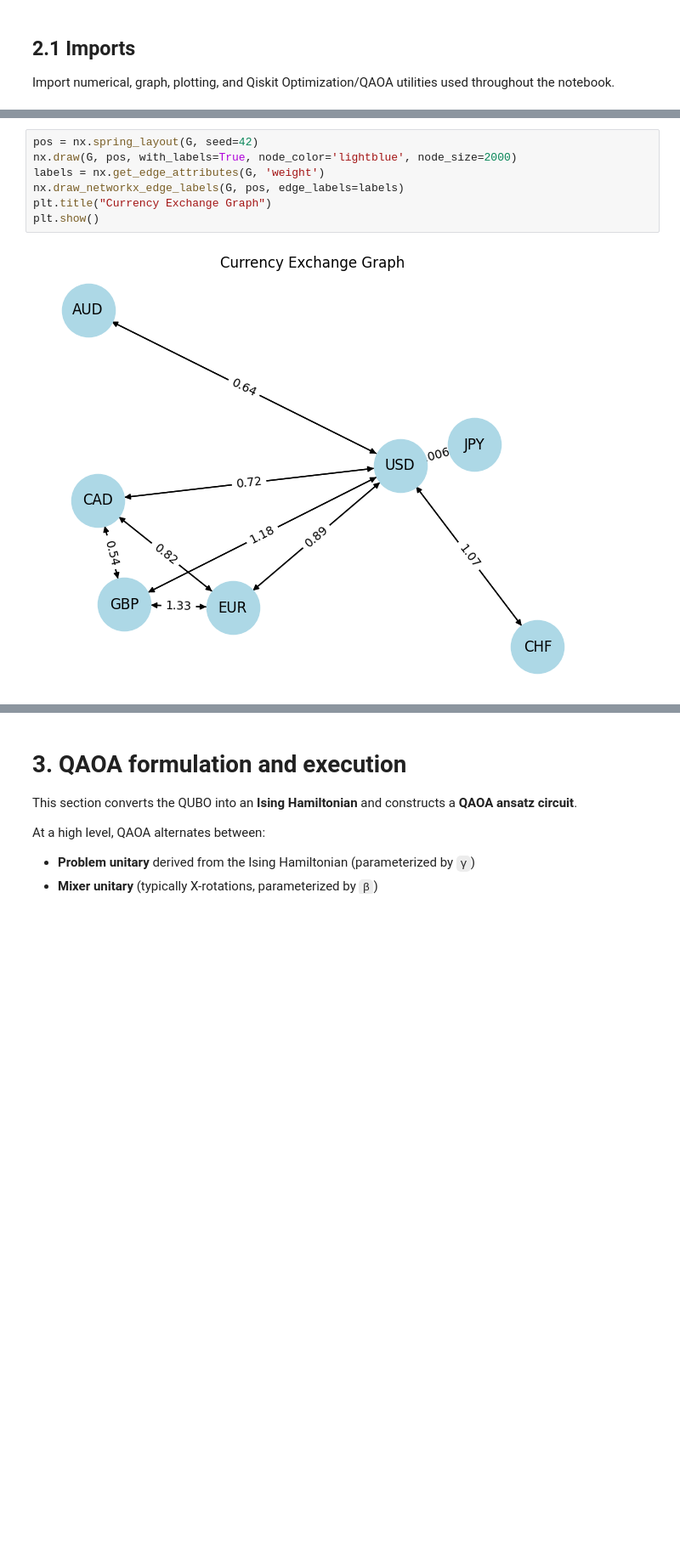
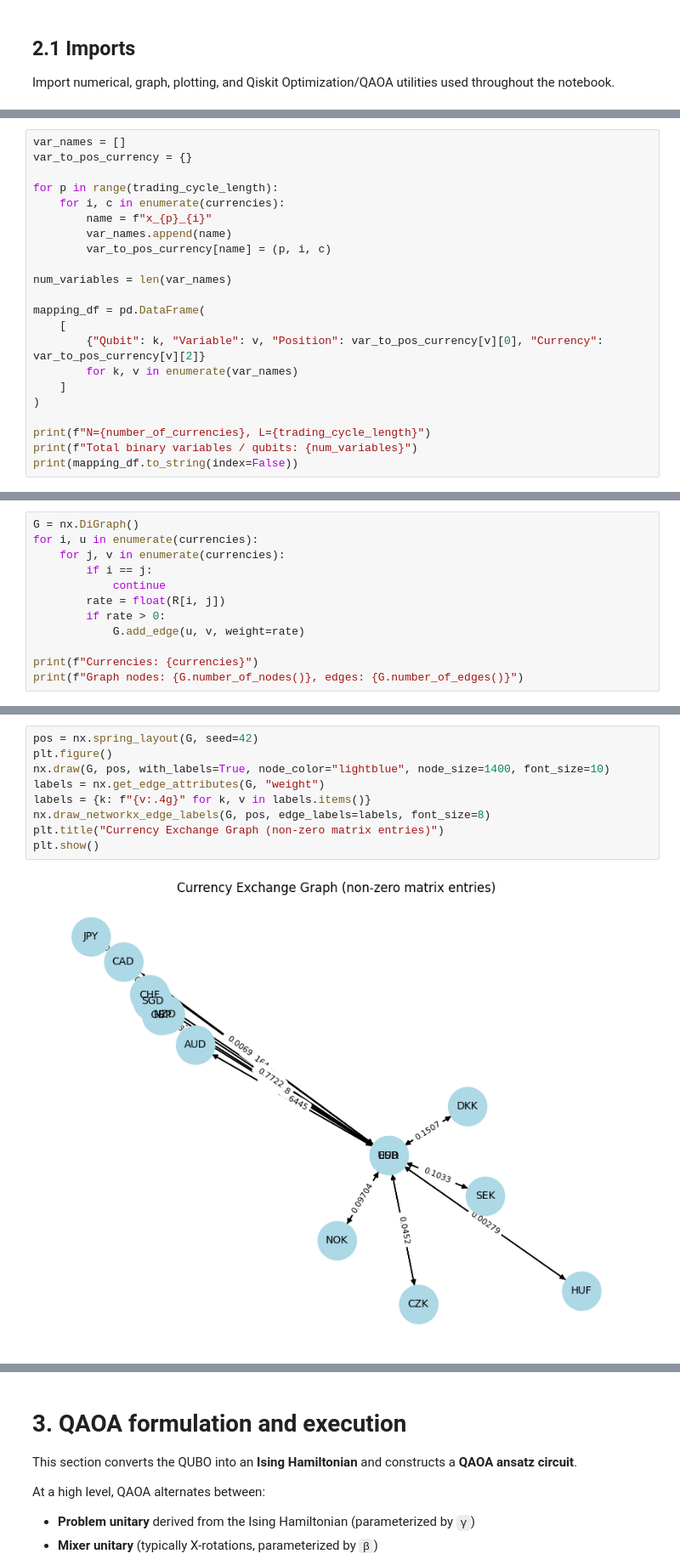
Before and after one commit to Bhuvanesh-kumar-k/Currency-Arbitrage-using-Quantum-Methodology-qiskit, a Jupyter notebook: Code Files/Currency_Arbitrage_QAOA_Qiskit.ipynb, the cells around one changed output, grey strips where cells are left out. Shown at 85% size. Drawn from its saved outputs; the diff is of its cells as text; blank space fills up the shorter version.

```diff
--- a/Code Files/Currency_Arbitrage_QAOA_Qiskit.ipynb
+++ b/Code Files/Currency_Arbitrage_QAOA_Qiskit.ipynb
@@ -381,0 +408,22 @@ Number of decision variables (edges): 18
+# %%
+var_names = []
+var_to_pos_currency = {}
+
+for p in range(trading_cycle_length):
+    for i, c in enumerate(currencies):
+        name = f"x_{p}_{i}"
+        var_names.append(name)
+        var_to_pos_currency[name] = (p, i, c)
+
+num_variables = len(var_names)
+
+mapping_df = pd.DataFrame(
+    [
+        {"Qubit": k, "Variable": v, "Position": var_to_pos_currency[v][0], "Currency": var_to_pos_currency[v][2]}
+        for k, v in enumerate(var_names)
+    ]
+)
+
+print(f"N={number_of_currencies}, L={trading_cycle_length}")
+print(f"Total binary variables / qubits: {num_variables}")
+print(mapping_df.to_string(index=False))
@@ -381,0 +455,12 @@ Number of decision variables (edges): 18
+# %%
+G = nx.DiGraph()
+for i, u in enumerate(currencies):
+    for j, v in enumerate(currencies):
+        if i == j:
+            continue
+        rate = float(R[i, j])
+        if rate > 0:
+            G.add_edge(u, v, weight=rate)
+
+print(f"Currencies: {currencies}")
+print(f"Graph nodes: {G.number_of_nodes()}, edges: {G.number_of_edges()}")
@@ -386,9 +476,11 @@ Plot the directed graph with exchange rates as edge labels to verify the dataset
 # %%
 pos = nx.spring_layout(G, seed=42)
-nx.draw(G, pos, with_labels=True, node_color='lightblue', node_size=2000)
-labels = nx.get_edge_attributes(G, 'weight')
-nx.draw_networkx_edge_labels(G, pos, edge_labels=labels)
-plt.title("Currency Exchange Graph")
+plt.figure()
+nx.draw(G, pos, with_labels=True, node_color="lightblue", node_size=1400, font_size=10)
+labels = nx.get_edge_attributes(G, "weight")
+labels = {k: f"{v:.4g}" for k, v in labels.items()}
+nx.draw_networkx_edge_labels(G, pos, edge_labels=labels, font_size=8)
+plt.title("Currency Exchange Graph (non-zero matrix entries)")
 plt.show()
 # %% [output]
-[figure, old version]
+[figure, new version]
```
Also changed, not shown: parts of 106 cells of this notebook, 8 other files.
